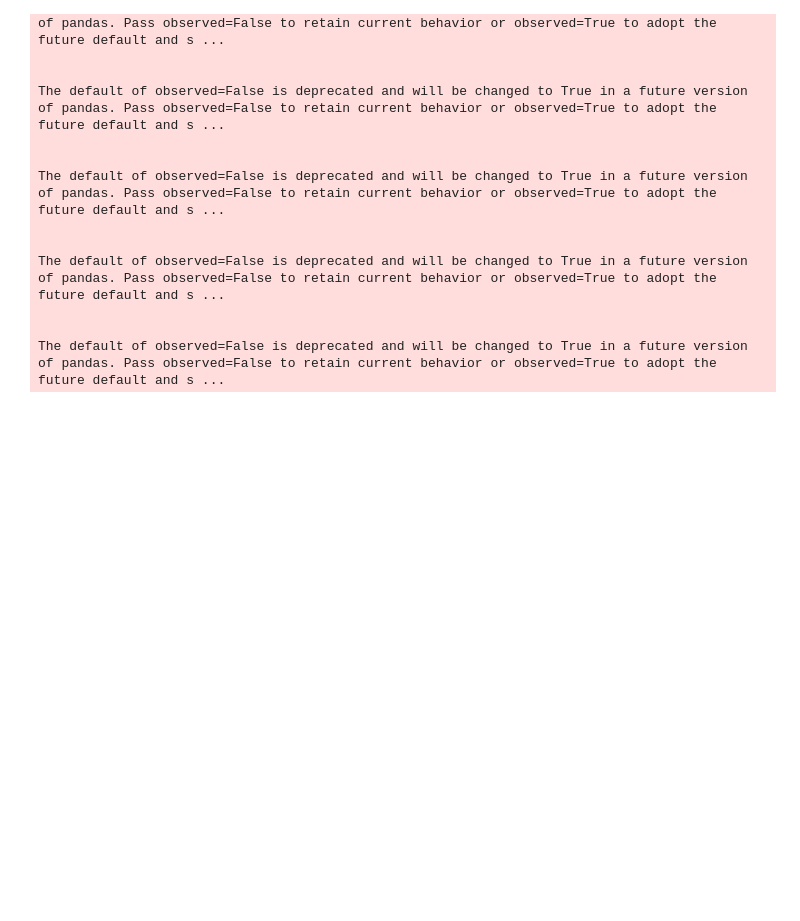
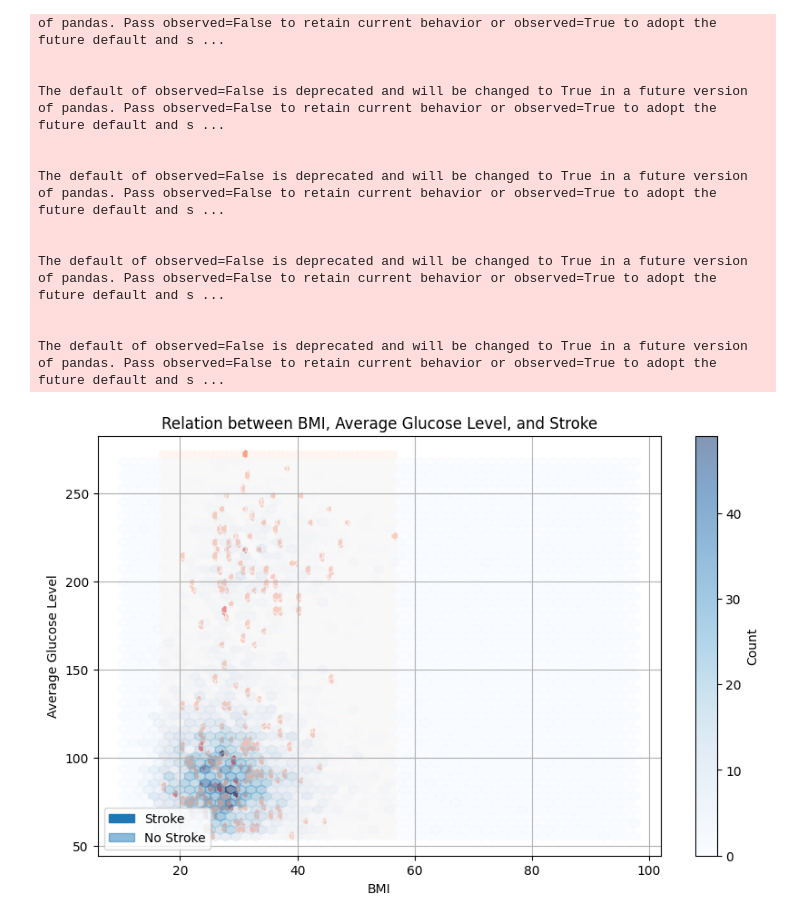
Before and after one commit to VpourVictor/DATA_Visualisation, a Jupyter notebook: Victor.ipynb, the cells around one changed output. Drawn from its saved outputs; the diff is of its cells as text; code cells hidden in the pictures; blank space fills up the shorter version.

```diff
--- a/Victor.ipynb
+++ b/Victor.ipynb
@@ -174,3 +176,24 @@ fig.add_trace(px.scatter(df_stroke, x="avg_glucose_level", y="bmi", color="strok
                  width=1000, height=600, symbol="stroke", color_discrete_sequence=['red'], symbol_map={"1": "x"}).data[0])
 
 fig.show()
+# %%
+# Charger les données
+df = pd.read_csv("healthcare-dataset-stroke-data.csv")
+id = df[df["gender"] == "Other"].index
+df = df.drop(id)
+
+df_avc = df[df['stroke'] == 1]
+
+# Hexbin plot for BMI and average glucose level with stroke occurrence
+plt.figure(figsize=(10, 6))
+plt.hexbin(df[df['stroke'] == 1]['bmi'], df[df['stroke'] == 1]['avg_glucose_level'], gridsize=50, cmap='Reds', label='Stroke', alpha=1)
+plt.hexbin(df[df['stroke'] == 0]['bmi'], df[df['stroke'] == 0]['avg_glucose_level'], gridsize=50, cmap='Blues', label='No Stroke', alpha=0.5)
+plt.xlabel('BMI')
+plt.ylabel('Average Glucose Level')
+plt.title('Relation between BMI, Average Glucose Level, and Stroke')
+plt.colorbar(label='Count')
+plt.legend()
+plt.grid(True)
+plt.show()
+# %% [output]
+[figure, added]
```
Also changed, not shown: parts of 6 cells of this notebook.
